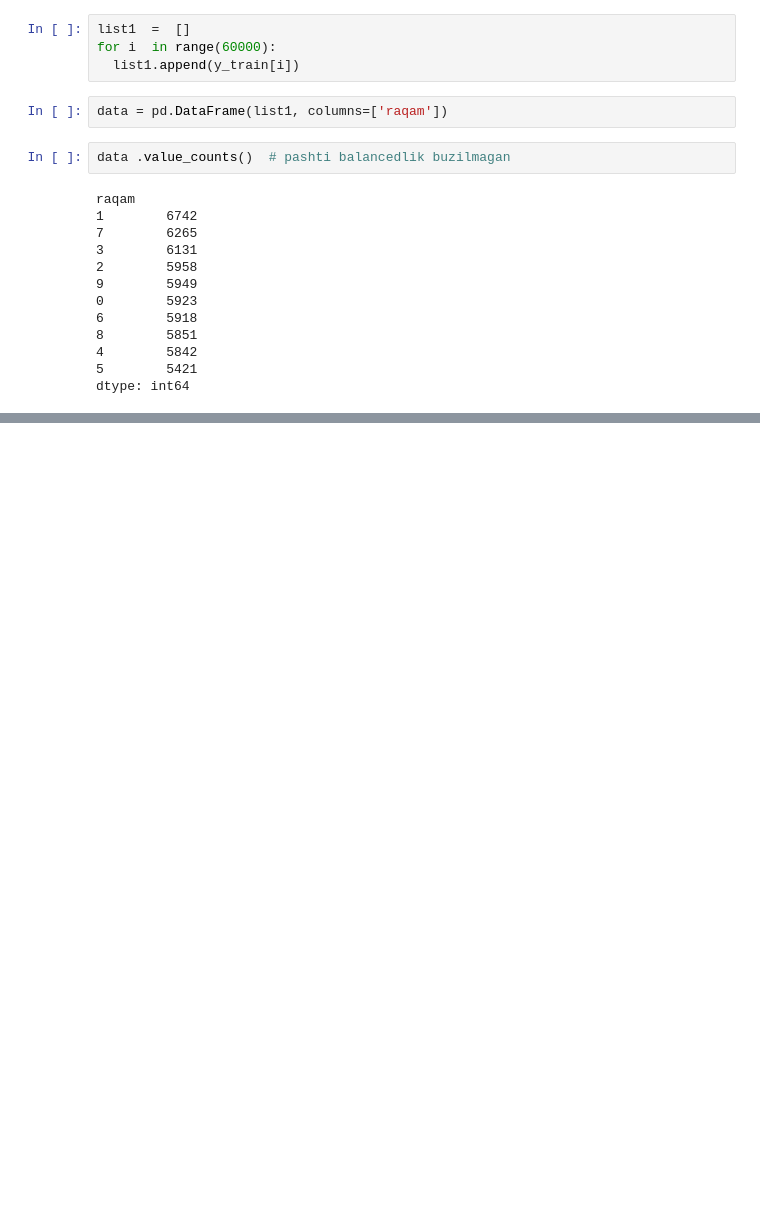
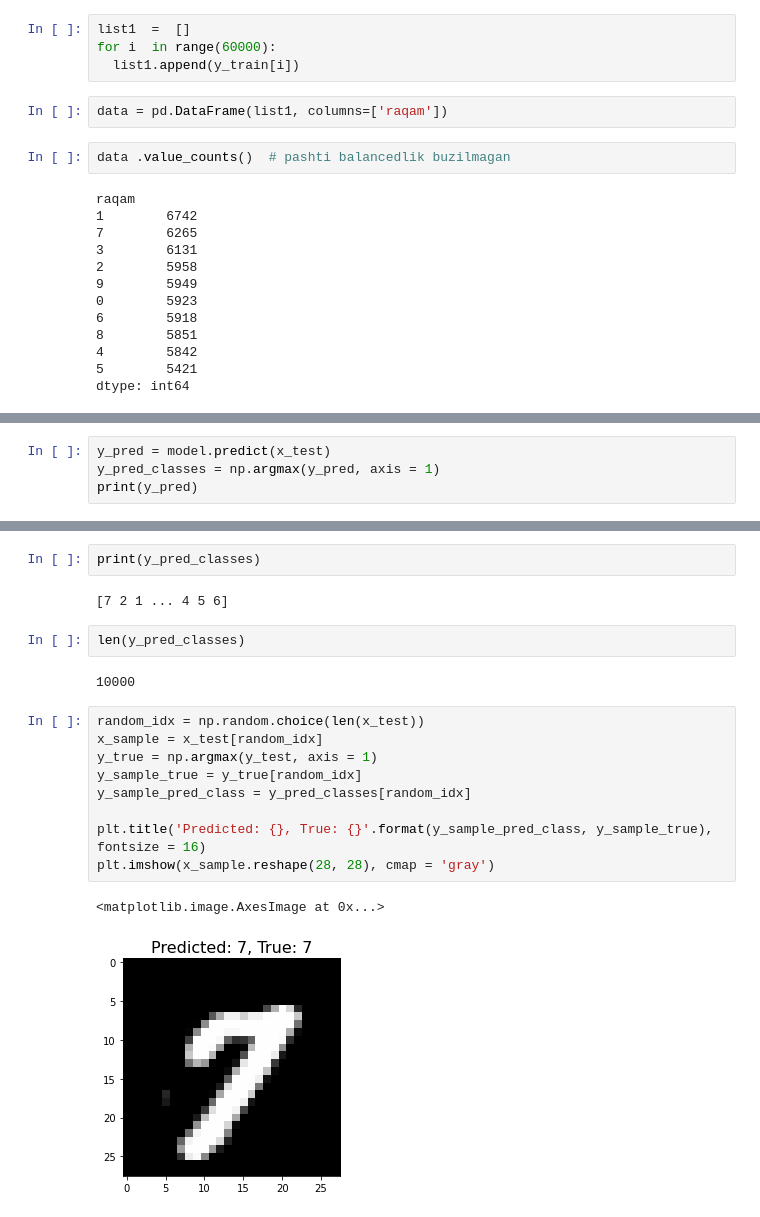
Before and after one commit to makhmudjumanazarov/deep_learning, a Jupyter notebook: MNIST_with_Tensorflow_for_me_.ipynb, the cells around one changed output, grey strips where cells are left out. Drawn from its saved outputs; the diff is of its cells as text; blank space fills up the shorter version.

```diff
--- a/MNIST_with_Tensorflow_for_me_.ipynb
+++ b/MNIST_with_Tensorflow_for_me_.ipynb
@@ -99,0 +209,4 @@ dtype: int64
+# %%
+y_pred = model.predict(x_test)
+y_pred_classes = np.argmax(y_pred, axis = 1)
+print(y_pred)
@@ -99,0 +222,20 @@ dtype: int64
+# %%
+print(y_pred_classes)
+# %% [output]
+[7 2 1 ... 4 5 6]
+# %%
+len(y_pred_classes)
+# %% [output]
+10000
+# %%
+random_idx = np.random.choice(len(x_test))
+x_sample = x_test[random_idx]
+y_true = np.argmax(y_test, axis = 1)
+y_sample_true = y_true[random_idx]
+y_sample_pred_class = y_pred_classes[random_idx]
+
+plt.title('Predicted: {}, True: {}'.format(y_sample_pred_class, y_sample_true), fontsize = 16)
+plt.imshow(x_sample.reshape(28, 28), cmap = 'gray')
+# %% [output]
+<matplotlib.image.AxesImage at 0x...>
+[figure, added]
```
Also changed, not shown: parts of 32 cells of this notebook.
